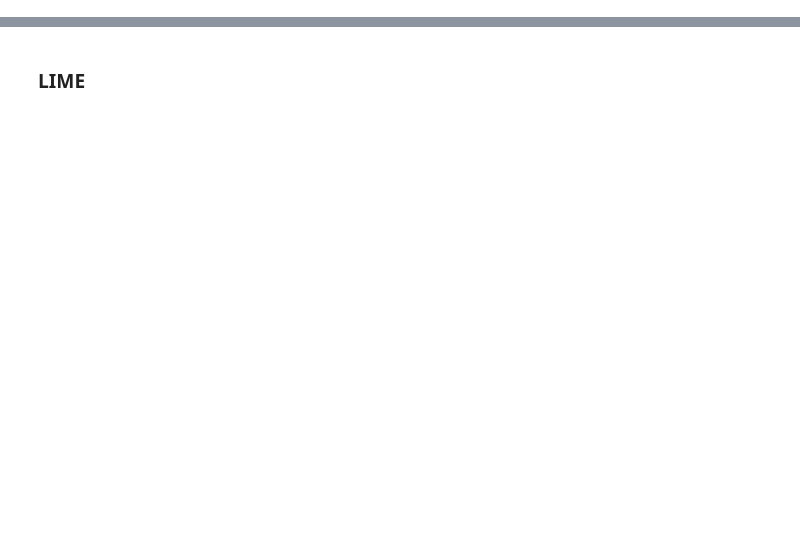
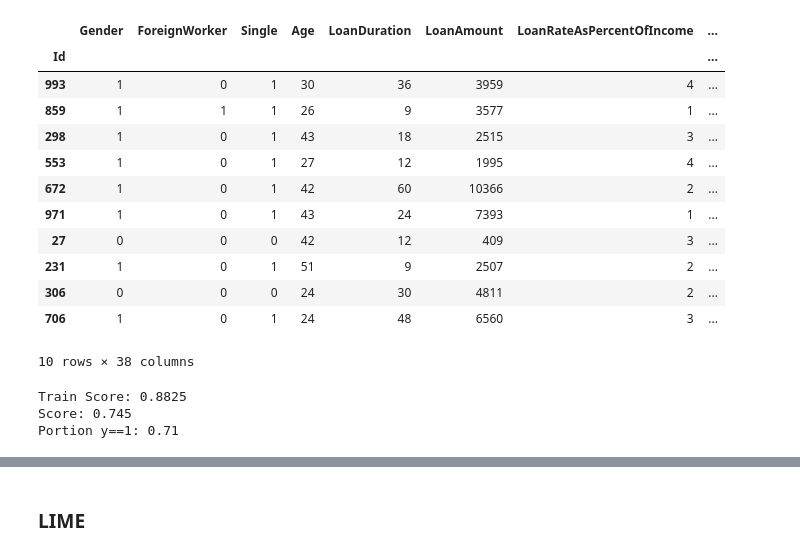
Before and after one commit to sree2712/Maxplain, a Jupyter notebook: Maxplain_POC.ipynb, the cells around one changed output, grey strips where cells are left out. Saved outputs shown, nothing was run; the diff lists cells and outputs as text; code cells hidden in the pictures; blank space fills up the shorter version.

```diff
--- a/Maxplain_POC.ipynb
+++ b/Maxplain_POC.ipynb
@@ -410,0 +14,5 @@ Dash app running on:
+# %%
+training_data = pd.read_csv("german_train.csv")
+test_data = pd.read_csv("german_test.csv")
+training_data = training_data.rename(columns={'Unnamed: 0': 'Id'})
+test_data = test_data.rename(columns={'Unnamed: 0': 'Id'})
@@ -410,0 +25,22 @@ Dash app running on:
+# %%
+X_test = test_data.drop(columns=['y','Id'])
+y_test = test_data['y']
+# test_ids = pd.DataFrame()
+test_ids = test_data['Id']
+X_test.index = test_ids
+# %%
+X_test.head(10)
+# %% [output]
+|  | Gender | ForeignWorker | Single | Age | LoanDuration | LoanAmount | LoanRateAsPercentOfIncome | ... |
+| Id |  |  |  |  |  |  |  | ... |
+| 993 | 1 | 0 | 1 | 30 | 36 | 3959 | 4 | ... |
+| 859 | 1 | 1 | 1 | 26 | 9 | 3577 | 1 | ... |
+| 298 | 1 | 0 | 1 | 43 | 18 | 2515 | 3 | ... |
+| 553 | 1 | 0 | 1 | 27 | 12 | 1995 | 4 | ... |
+| 672 | 1 | 0 | 1 | 42 | 60 | 10366 | 2 | ... |
+| 971 | 1 | 0 | 1 | 43 | 24 | 7393 | 1 | ... |
+| 27 | 0 | 0 | 0 | 42 | 12 | 409 | 3 | ... |
+| 231 | 1 | 0 | 1 | 51 | 9 | 2507 | 2 | ... |
+| 306 | 0 | 0 | 0 | 24 | 30 | 4811 | 2 | ... |
+| 706 | 1 | 0 | 1 | 24 | 48 | 6560 | 3 | ... |
+10 rows × 38 columns
@@ -410,0 +69,17 @@ Dash app running on:
+# %%
+from sklearn.ensemble import GradientBoostingClassifier
+from sklearn.pipeline import Pipeline
+import numpy as np
+
+lr_pipeline2 = Pipeline([
+                        ('lr', GradientBoostingClassifier())])
+lr_pipeline2.fit(X_train, y_train)
+
+print("Train Score:", lr_pipeline2.score(X_train, y_train))
+print("Score:", lr_pipeline2.score(X_test, y_test))
+print("Portion y==1:", np.sum(y_test == 1)
+      * 1. / y_test.shape[0])
+# %% [output]
+Train Score: 0.8825
+Score: 0.745
+Portion y==1: 0.71
```
Also changed, not shown: parts of 67 cells of this notebook.
